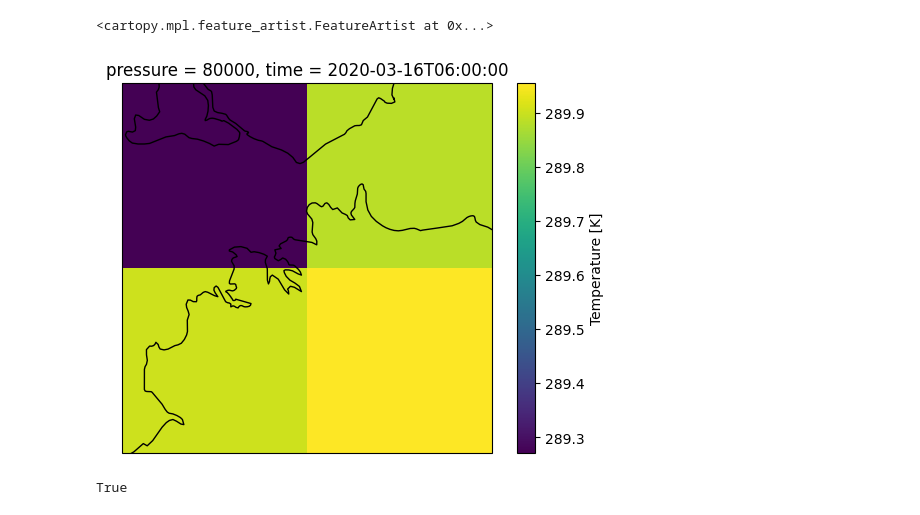
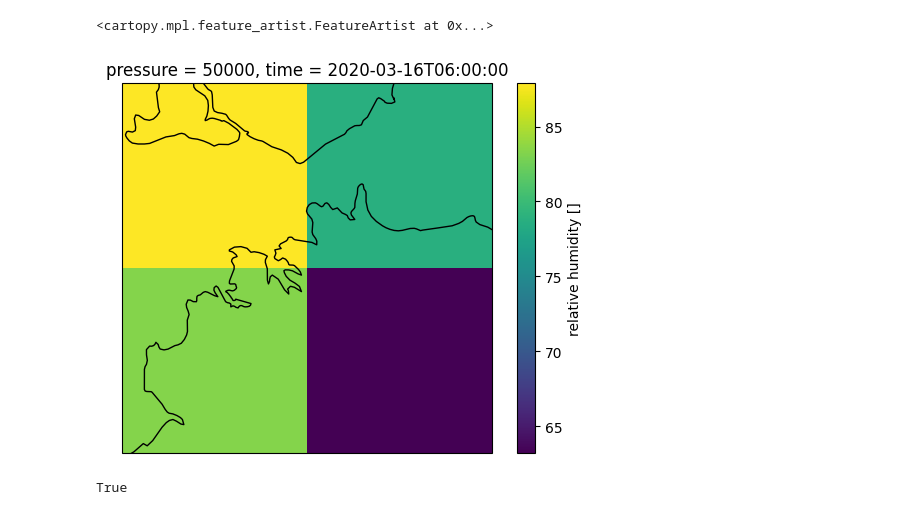
Before and after one commit to 21centuryweather/hk25-AusNode-LargeScaleP, a Jupyter notebook: work_folder/ICON/locate_healpix_Darwin_z6_ICON.ipynb, the cells around one changed output. Drawn from its saved outputs; the diff is of its cells as text; code cells hidden in the pictures.

Commit message:
add plotting scipts

```diff
--- a/work_folder/ICON/locate_healpix_Darwin_z6_ICON.ipynb
+++ b/work_folder/ICON/locate_healpix_Darwin_z6_ICON.ipynb
@@ -24,7 +24,7 @@ def get_nn_lon_lat_index(nside, lons, lats):
 zarr_file = "/g/data/qx55/germany_node/d3hp003.zarr/PT6H_point_z6_atm.zarr"
 ds = xr.open_zarr(zarr_file)
 # %%
-var_um = ds['ta'].sel(pressure=slice(10000,100000))
+var_um = ds['hur'].sel(pressure=500*100)#slice(10000,100000))
 # %%
 # Find the HEALPix pixels that are closest to the ERA5 grid
 res = 1#0.04
@@ -33,7 +33,7 @@ lon = np.arange(130.5,131.5+res,res)
 lat = np.arange(-13, -12+res,res)
 
 # nside for um simulation, it should be equal to 2**zoom
-this_nside = hp.get_nside(var_um.isel(pressure=1))
+this_nside = hp.get_nside(var_um)#.isel(pressure=1))
 
 cells = get_nn_lon_lat_index(this_nside, lon, lat)
 
@@ -41,11 +41,11 @@ var_um_regrided = var_um.isel(cell = cells)#.rename({'lon': 'longitude', 'lat':
 # %%
 projection = ccrs.PlateCarree(central_longitude = 0.0)
 fig, ax = plt.subplots(subplot_kw = {"projection": projection})
-var_um_regrided.isel(time = 300).isel(pressure=10).plot(cmap = 'viridis', transform = ccrs.PlateCarree())
+var_um_regrided.isel(time = 300).plot(cmap = 'viridis', transform = ccrs.PlateCarree()) #.isel(pressure=10)
 ax.coastlines()
 # %% [output]
 <cartopy.mpl.feature_artist.FeatureArtist at 0x...>
-[figure, old version]
+[figure, new version]
 # %%
 
 # Create full date range from 2020-03-01 to 2021-02-28
```
Also changed, not shown: 12 other files.
